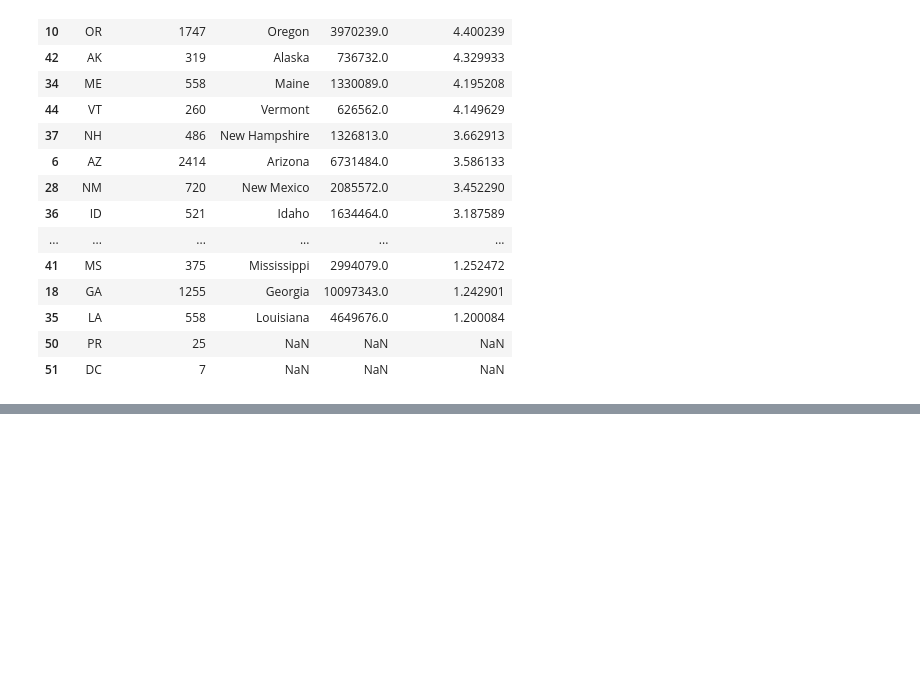
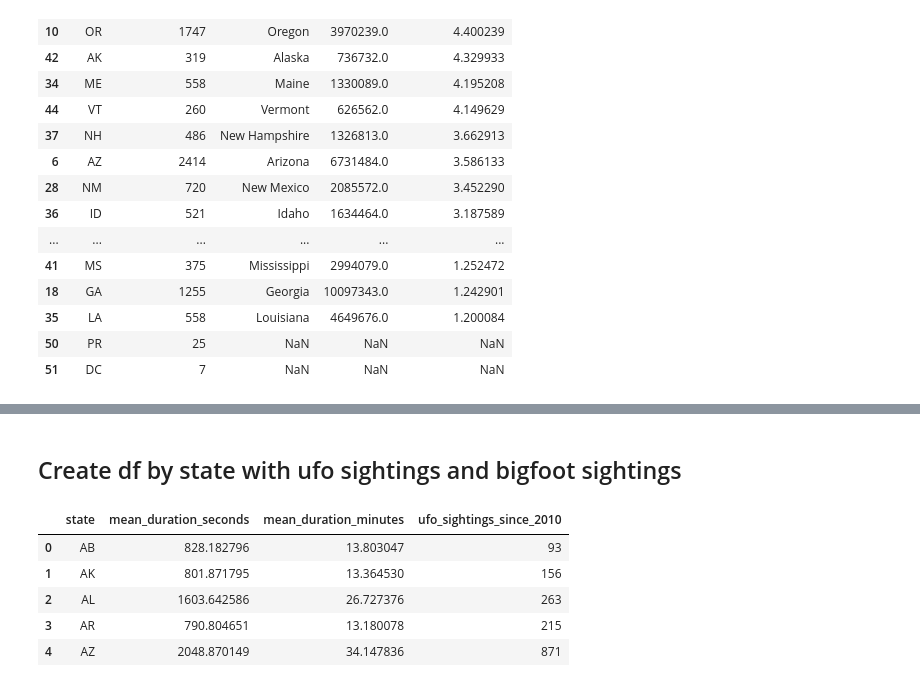
Before and after one commit to kflemming30/UFO_sightings, a Jupyter notebook: Sightings_Analysis.ipynb, the cells around one changed output, grey strips where cells are left out. Saved outputs shown, nothing was run; the diff lists cells and outputs as text; code cells hidden in the pictures; blank space fills up the shorter version.

```diff
--- a/Sightings_Analysis.ipynb
+++ b/Sightings_Analysis.ipynb
@@ -153,0 +163,6 @@ array(['TX', nan, 'HI', 'TN', 'CT', 'AL', 'FL', 'CA', 'NC', 'NY', 'KY',
+# %%
+# Convert 'date posted' to datetime
+ufo_data_cleaned['date posted'] = pd.to_datetime(ufo_data_cleaned['date posted'])
+
+# Extract year from the timestamp column
+ufo_data_cleaned['year'] = ufo_data_cleaned['date posted'].dt.year
@@ -299,0 +413,27 @@ merged_df
+# %% [markdown]
+## Create df by state with ufo sightings and bigfoot sightings
+# %%
+# Group by 'state' and perform aggregations
+state_sightings = ufo_data_cleaned[ufo_data_cleaned['year'] >= 2010].groupby('state').agg({
+    'duration (seconds)': 'mean',
+    'duration(minutes)': 'mean',
+    'year': 'count'
+})
+
+# Rename the columns for clarity
+state_sightings.rename(columns={
+    'duration (seconds)': 'mean_duration_seconds',
+    'duration(minutes)': 'mean_duration_minutes',
+    'year': 'ufo_sightings_since_2010'
+}, inplace=True)
+
+# Reset the index to make 'state' a regular column instead of the index
+state_sightings.reset_index(inplace=True)
+state_sightings.head()
+# %% [output]
+|  | state | mean_duration_seconds | mean_duration_minutes | ufo_sightings_since_2010 |
+| 0 | AB | 828.182796 | 13.803047 | 93 |
+| 1 | AK | 801.871795 | 13.364530 | 156 |
+| 2 | AL | 1603.642586 | 26.727376 | 263 |
+| 3 | AR | 790.804651 | 13.180078 | 215 |
+| 4 | AZ | 2048.870149 | 34.147836 | 871 |
```
Also changed, not shown: parts of 10 cells of this notebook.
